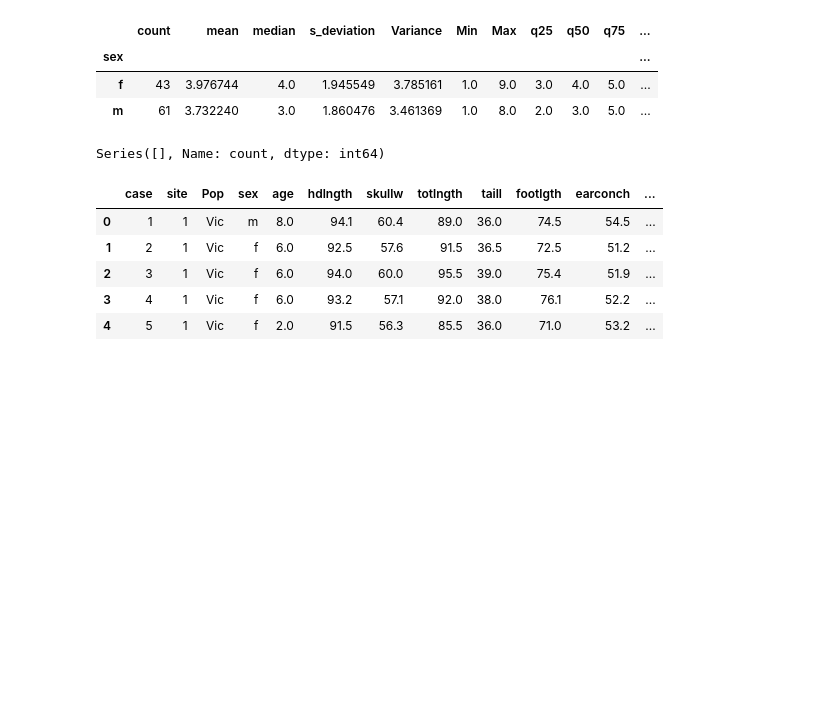
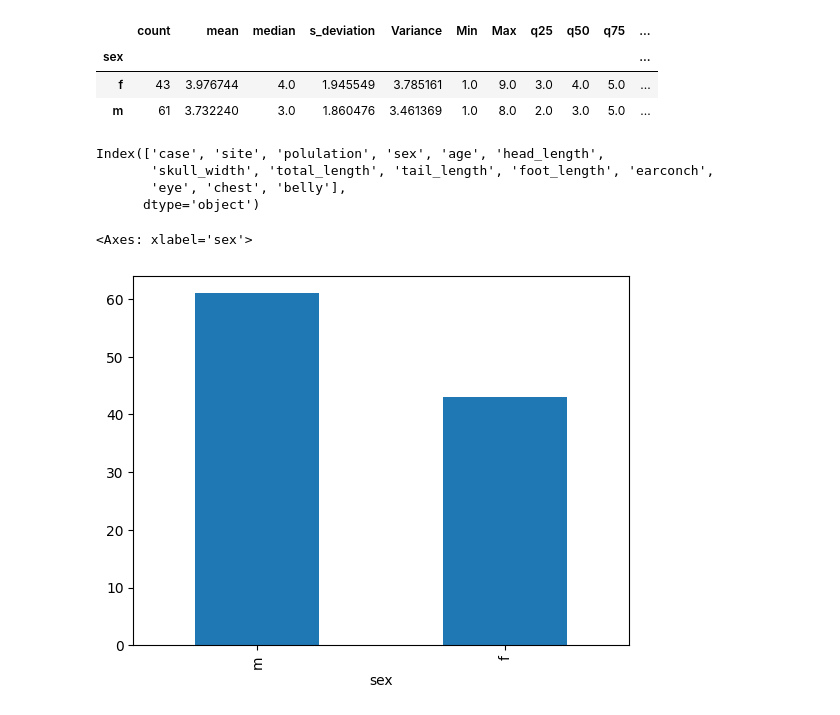
Before and after one commit to Osisami00/AI_Engr, a Jupyter notebook: My_Task/week_8/task18.ipynb, the cells around one changed output. Drawn from its saved outputs; the diff is of its cells as text; code cells hidden in the pictures; blank space fills up the shorter version.

```diff
--- a/My_Task/week_8/task18.ipynb
+++ b/My_Task/week_8/task18.ipynb
@@ -284,13 +287,0 @@ possums1.groupby("sex")["age"].agg(
-# %%
-possums1[possums1["age"].isnull() == "True"].value_counts()
-# %% [output]
-Series([], Name: count, dtype: int64)
-# %%
-possums.head(5)
-# %% [output]
-|  | case | site | Pop | sex | age | hdlngth | skullw | totlngth | taill | footlgth | earconch | ... |
-| 0 | 1 | 1 | Vic | m | 8.0 | 94.1 | 60.4 | 89.0 | 36.0 | 74.5 | 54.5 | ... |
-| 1 | 2 | 1 | Vic | f | 6.0 | 92.5 | 57.6 | 91.5 | 36.5 | 72.5 | 51.2 | ... |
-| 2 | 3 | 1 | Vic | f | 6.0 | 94.0 | 60.0 | 95.5 | 39.0 | 75.4 | 51.9 | ... |
-| 3 | 4 | 1 | Vic | f | 6.0 | 93.2 | 57.1 | 92.0 | 38.0 | 76.1 | 52.2 | ... |
-| 4 | 5 | 1 | Vic | f | 2.0 | 91.5 | 56.3 | 85.5 | 36.0 | 71.0 | 53.2 | ... |
@@ -305,0 +288,12 @@ possums.head(5)
+# %%
+possums1.columns
+# %% [output]
+Index(['case', 'site', 'polulation', 'sex', 'age', 'head_length',
+       'skull_width', 'total_length', 'tail_length', 'foot_length', 'earconch',
+       'eye', 'chest', 'belly'],
+      dtype='object')
+# %%
+possums1['sex'].value_counts().plot(kind="bar")
+# %% [output]
+<Axes: xlabel='sex'>
+[figure, added]
```
Also changed, not shown: parts of 15 cells of this notebook.
